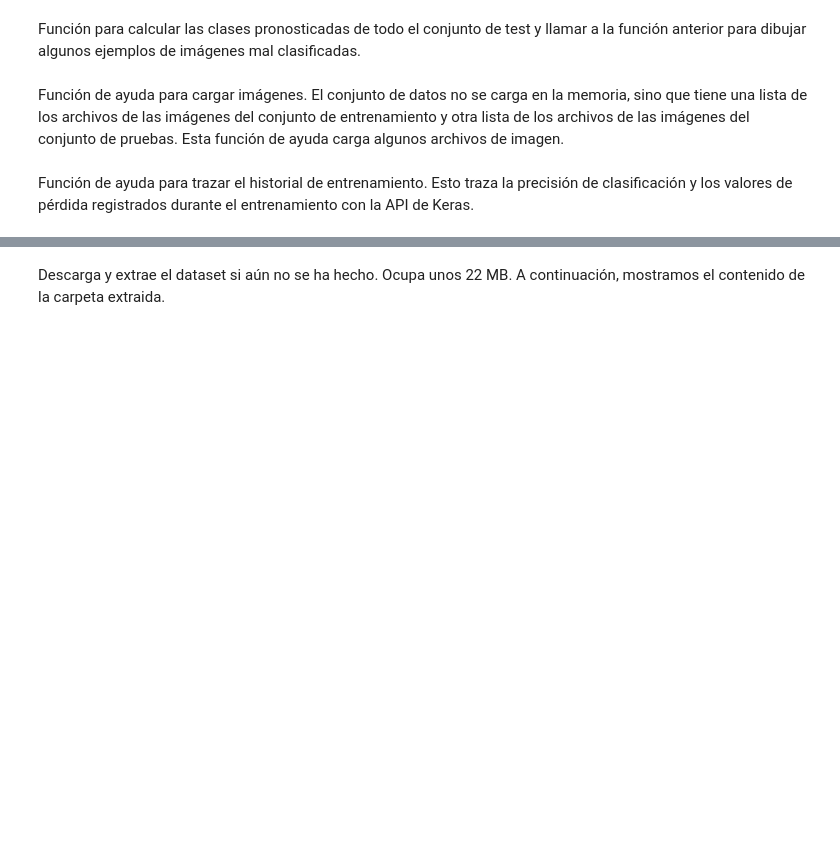
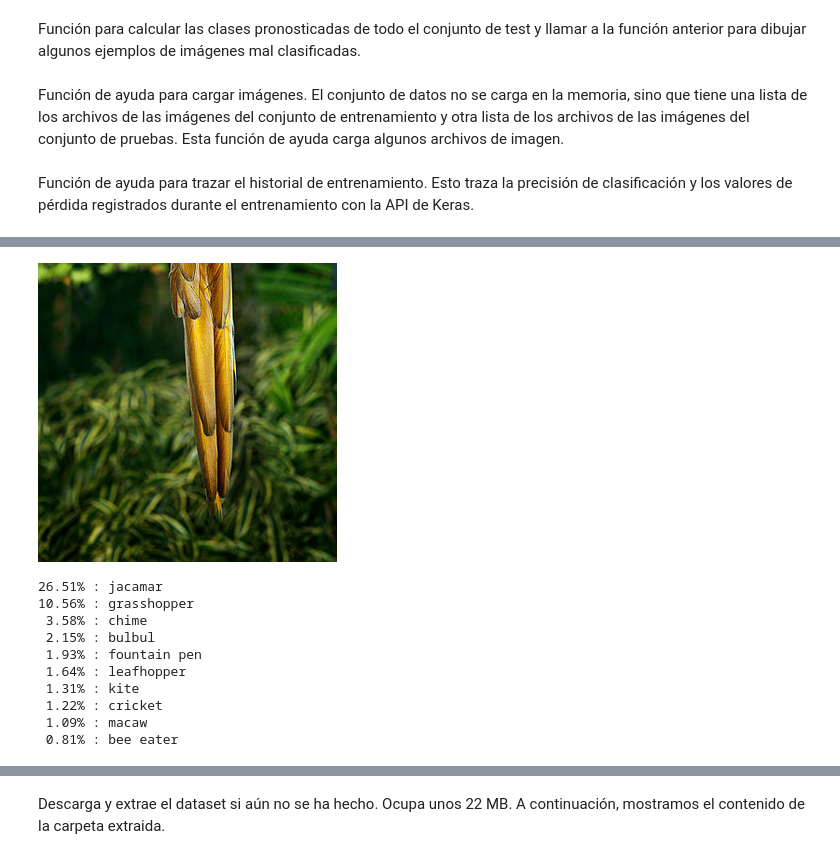
Before and after one commit to miguelamda/TL-tutorial, a Jupyter notebook: TransferLearning.ipynb, the cells around one changed output, grey strips where cells are left out. Drawn from its saved outputs; the diff is of its cells as text; code cells hidden in the pictures; blank space fills up the shorter version.

```diff
--- a/TransferLearning.ipynb
+++ b/TransferLearning.ipynb
@@ -257,0 +429,14 @@ Volvamos a cargar el conjunto de datos Knifey-Spoony que empleamos en el apartad
+# %%
+predict(image_path="images/parrot_cropped3.jpg")
+# %% [output]
+[figure, added]
+26.51% : jacamar
+10.56% : grasshopper
+ 3.58% : chime
+ 2.15% : bulbul
+ 1.93% : fountain pen
+ 1.64% : leafhopper
+ 1.31% : kite
+ 1.22% : cricket
+ 1.09% : macaw
+ 0.81% : bee eater
```
Also changed, not shown: parts of 104 cells of this notebook.
